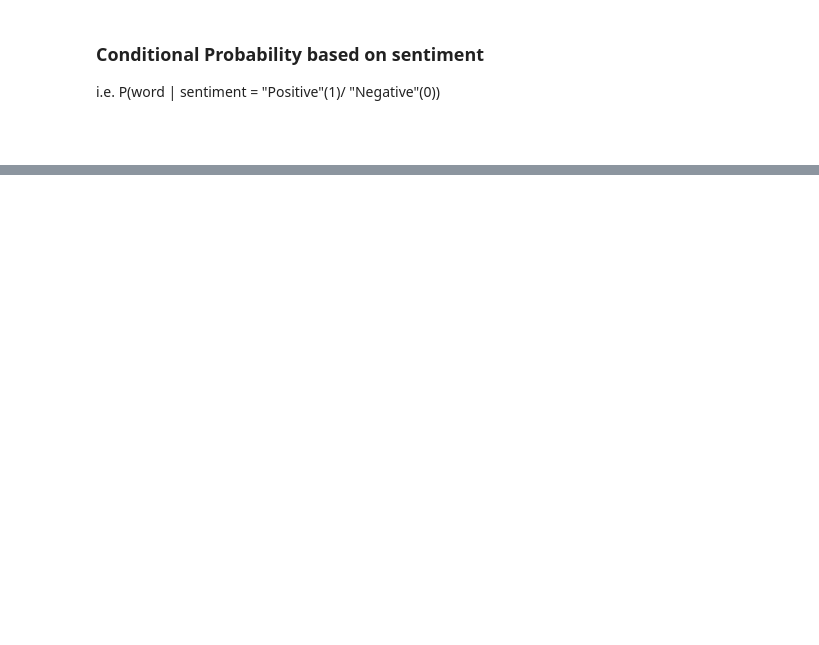
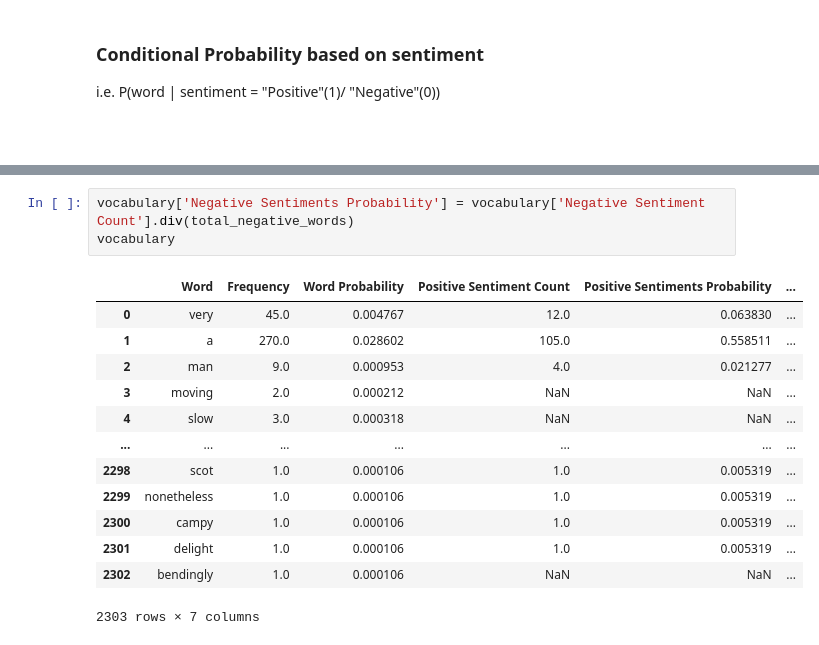
Before and after one commit to VighneshS/sentiment_prediction, a Jupyter notebook: sentiment_prediction.ipynb, the cells around one changed output, grey strips where cells are left out. Saved outputs shown, nothing was run; the diff lists cells and outputs as text; blank space fills up the shorter version.

```diff
--- a/sentiment_prediction.ipynb
+++ b/sentiment_prediction.ipynb
@@ -203,0 +229,17 @@ negative_word_probability
+# %%
+vocabulary['Negative Sentiments Probability'] = vocabulary['Negative Sentiment Count'].div(total_negative_words)
+vocabulary
+# %% [output]
+|  | Word | Frequency | Word Probability | Positive Sentiment Count | Positive Sentiments Probability | ... |
+| 0 | very | 45.0 | 0.004767 | 12.0 | 0.063830 | ... |
+| 1 | a | 270.0 | 0.028602 | 105.0 | 0.558511 | ... |
+| 2 | man | 9.0 | 0.000953 | 4.0 | 0.021277 | ... |
+| 3 | moving | 2.0 | 0.000212 | NaN | NaN | ... |
+| 4 | slow | 3.0 | 0.000318 | NaN | NaN | ... |
+| ... | ... | ... | ... | ... | ... | ... |
+| 2298 | scot | 1.0 | 0.000106 | 1.0 | 0.005319 | ... |
+| 2299 | nonetheless | 1.0 | 0.000106 | 1.0 | 0.005319 | ... |
+| 2300 | campy | 1.0 | 0.000106 | 1.0 | 0.005319 | ... |
+| 2301 | delight | 1.0 | 0.000106 | 1.0 | 0.005319 | ... |
+| 2302 | bendingly | 1.0 | 0.000106 | NaN | NaN | ... |
+2303 rows × 7 columns
```
Also changed, not shown: parts of 32 cells of this notebook.
